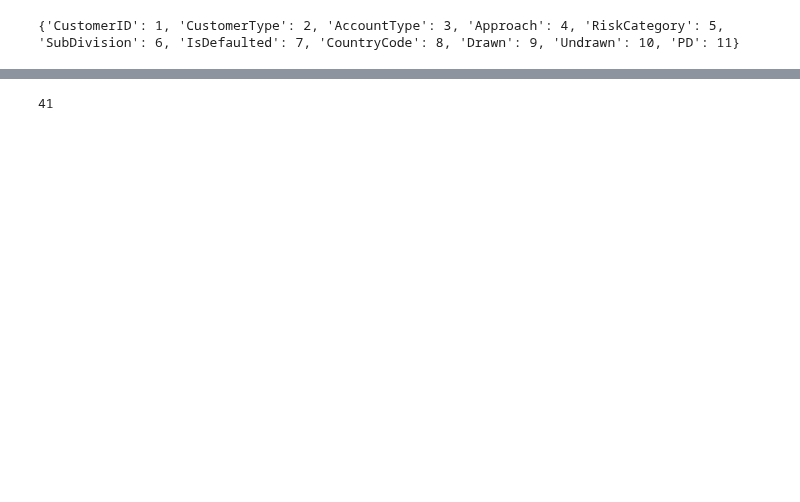
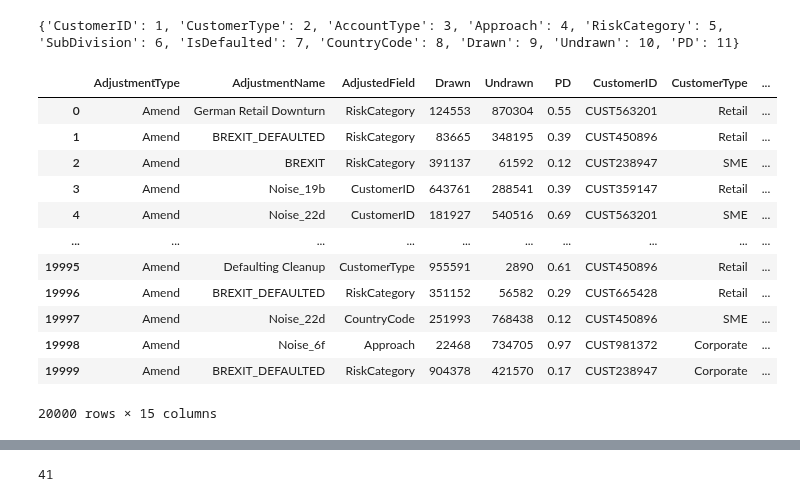
Before and after one commit to AbbyKatt/mycode, a Jupyter notebook: AI_Adjustments_Proto/Sample Data Creator.ipynb, the cells around one changed output, grey strips where cells are left out. Saved outputs shown, nothing was run; the diff lists cells and outputs as text; code cells hidden in the pictures; blank space fills up the shorter version.

```diff
--- a/AI_Adjustments_Proto/Sample Data Creator.ipynb
+++ b/AI_Adjustments_Proto/Sample Data Creator.ipynb
@@ -97,7 +100,6 @@ for field in RatioFields:
     df[field]=np.random.randint(100, size=records)/100
 
 #Add in audit fields
-df["OldVal"]=np.nan
 df["NewVal"]=np.nan
 
 #make new dataframe from df with 0 rows
@@ -148,33 +150,48 @@ for index, row in df.iterrows():
                 RowMask[0]=ruleComment
 
                 #Append to the multirow dataframe
                 dfMultiRowAdj=dfMultiRowAdj.append(dupeRow,ignore_index=True)
 
         else:
             #Update current rowMask
             RowMask[MaskMapping[adjField]]=1
             RowMask[0]=df["AdjustmentName"][index]
 
             #Random "noise" adjustments
             df["NewVal"][index]=GetRandomFieldValue(adjField)
 
         #Accrue row masks --------------------------------------
         AdjustmentMask.append(RowMask)
 
 # #Reshuffle the numeric fields to the start
 df=df.reindex(columns=SpecialFields+NumericFields+RatioFields+SampleFields+AuditFields)
 
 #Append dfMultiRowAdj to df
 df=df.append(dfMultiRowAdj,ignore_index=True)
 
 # #Write to CSV file
 df.to_csv("SampleData.csv",index=False)
 
 #Make Adustment Mask dataframe
 dfMask=pd.DataFrame(AdjustmentMask,columns=["AdjustmentName"]+AdjustableFields)
 dfMask.to_csv("AdjustmentMask.csv",index=False)
+
+df
 # %% [output]
 {'CustomerID': 1, 'CustomerType': 2, 'AccountType': 3, 'Approach': 4, 'RiskCategory': 5, 'SubDivision': 6, 'IsDefaulted': 7, 'CountryCode': 8, 'Drawn': 9, 'Undrawn': 10, 'PD': 11}
+|  | AdjustmentType | AdjustmentName | AdjustedField | Drawn | Undrawn | PD | CustomerID | CustomerType | ... |
+| 0 | Amend | German Retail Downturn | RiskCategory | 124553 | 870304 | 0.55 | CUST563201 | Retail | ... |
+| 1 | Amend | BREXIT_DEFAULTED | RiskCategory | 83665 | 348195 | 0.39 | CUST450896 | Retail | ... |
+| 2 | Amend | BREXIT | RiskCategory | 391137 | 61592 | 0.12 | CUST238947 | SME | ... |
+| 3 | Amend | Noise_19b | CustomerID | 643761 | 288541 | 0.39 | CUST359147 | Retail | ... |
+| 4 | Amend | Noise_22d | CustomerID | 181927 | 540516 | 0.69 | CUST563201 | SME | ... |
+| ... | ... | ... | ... | ... | ... | ... | ... | ... | ... |
+| 19995 | Amend | Defaulting Cleanup | CustomerType | 955591 | 2890 | 0.61 | CUST450896 | Retail | ... |
+| 19996 | Amend | BREXIT_DEFAULTED | RiskCategory | 351152 | 56582 | 0.29 | CUST665428 | Retail | ... |
+| 19997 | Amend | Noise_22d | CountryCode | 251993 | 768438 | 0.12 | CUST450896 | SME | ... |
+| 19998 | Amend | Noise_6f | Approach | 22468 | 734705 | 0.97 | CUST981372 | Corporate | ... |
+| 19999 | Amend | BREXIT_DEFAULTED | RiskCategory | 904378 | 421570 | 0.17 | CUST238947 | Corporate | ... |
+20000 rows × 15 columns
 # %%
 import matplotlib.pyplot as plt
 # Replace 'Category' with the field you want to visualize
```
Also changed, not shown: parts of 4 cells of this notebook, 4 other files.
